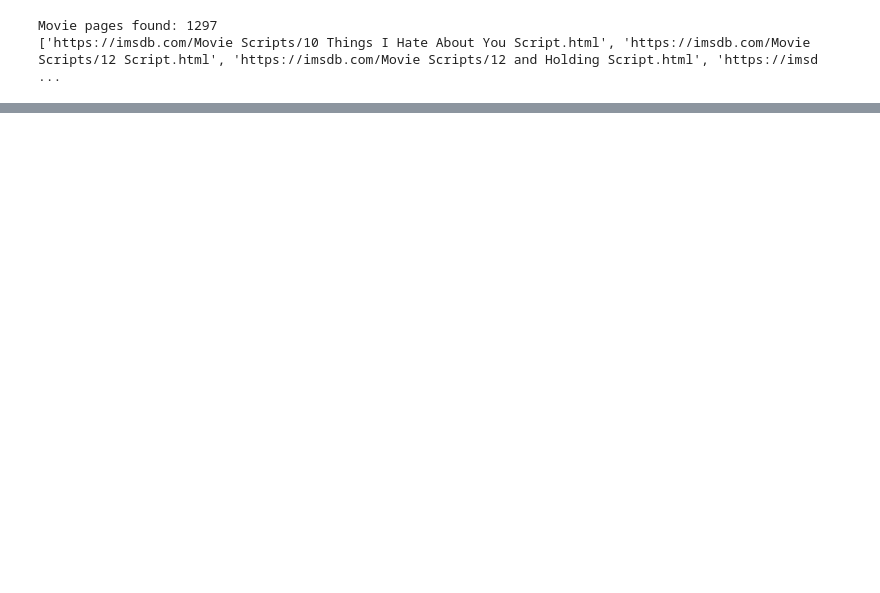
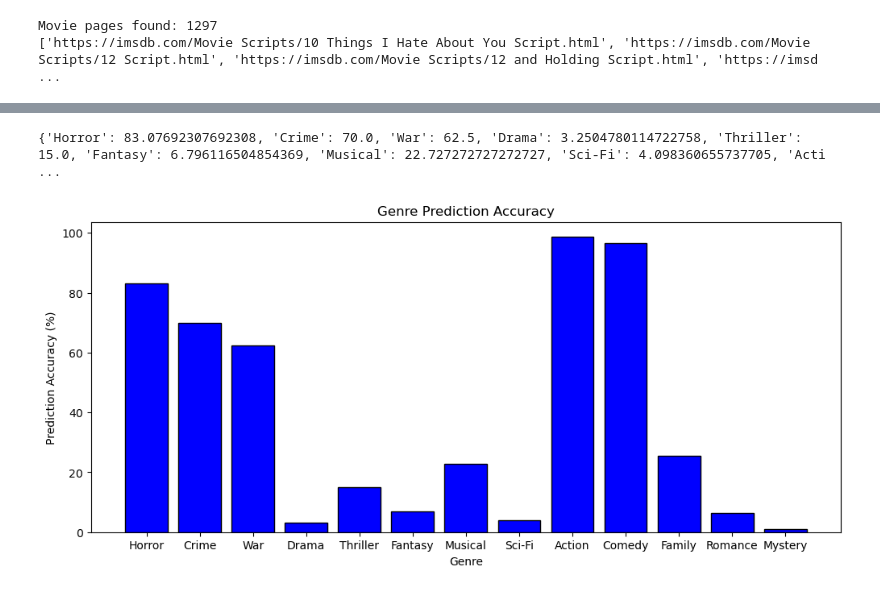
Before and after one commit to ariklee2/cs105-final-project, a Jupyter notebook: Web-Scraping-Movies.ipynb, the cells around one changed output, grey strips where cells are left out. Cells and saved outputs as stored; diff of their text form; code cells hidden in the pictures; blank space fills up the shorter version.

```diff
--- a/Web-Scraping-Movies.ipynb
+++ b/Web-Scraping-Movies.ipynb
@@ -331,0 +461,18 @@ Romance
+# %%
+# data visualization and analysis methods
+def find_accuracy(predicted: list, actual: list):
+
+    matches = 0
+
+    for genre in predicted:
+        if genre in actual:
+            matches += 1
+
+
+    total_predictions = len(predicted)
+    total_actuals = len(actual)
+
+    if total_actuals > total_predictions:
+        return matches / total_predictions * 100
+    # if total_actuals <= total_predictions
+    return matches / total_actuals * 100
@@ -331,0 +529,57 @@ Romance
+# %%
+# genre accuracys bar plot
+genre_actual = {genre: 0 for genre in MANUAL_GENRE_VECTORS.keys()}
+genre_matches = {genre: 0 for genre in MANUAL_GENRE_VECTORS.keys()}
+
+for movie in data:
+    script_text = movie["script"]
+    comments = movie["comments"]
+    comments_text = " ".join(comments) if comments else ""
+    full_text = script_text + " " + comments_text
+    tokens = clean_text(full_text)
+
+    vocabulary = []
+    for words in MANUAL_GENRE_VECTORS.values():
+        for word in words:
+            if word not in vocabulary:
+                vocabulary.append(word)
+    script_vector = np.array([tokens.count(word) for word in vocabulary], dtype=float)
+
+    scores = {}
+    for genre, words in MANUAL_GENRE_VECTORS.items():
+        genre_vector = np.array([1 if word in words else 0 for word in vocabulary], dtype=float)
+        scores[genre] = cosine_similarity(script_vector, genre_vector)
+
+    predicted_genres = sorted(scores.items(), key=lambda x: x[1], reverse=True)[:3]
+    predicted = [genre[0] for genre in predicted_genres]
+
+    # count actual and matches for each genre
+    if movie["genres"]:
+        actual = movie["genres"]
+        for genre in MANUAL_GENRE_VECTORS.keys():
+            if genre in actual:
+                genre_actual[genre] += 1
+                if genre in predicted:
+                    genre_matches[genre] += 1
+
+genre_accuracy = {}
+for genre in MANUAL_GENRE_VECTORS.keys():
+    if genre_actual[genre] > 0:
+        genre_accuracy[genre] = genre_matches[genre] / genre_actual[genre] * 100
+    else:
+        genre_accuracy[genre] = 0
+
+genres = genre_accuracy.keys()
+accuracy_values = [genre_accuracy[genre] for genre in genres]
+print(genre_accuracy)
+
+# plot each genres prediction accuracy
+plt.figure(figsize=(12,5))
+plt.bar(genres, accuracy_values, color='blue', edgecolor='black')
+plt.xlabel("Genre")
+plt.ylabel("Prediction Accuracy (%)")
+plt.title("Genre Prediction Accuracy")
+plt.show()
+# %% [output]
+{'Horror': 83.07692307692308, 'Crime': 70.0, 'War': 62.5, 'Drama': 3.2504780114722758, 'Thriller': 15.0, 'Fantasy': 6.796116504854369, 'Musical': 22.727272727272727, 'Sci-Fi': 4.098360655737705, 'Acti ...
+[figure, added]
```
Also changed, not shown: parts of 23 cells of this notebook.
